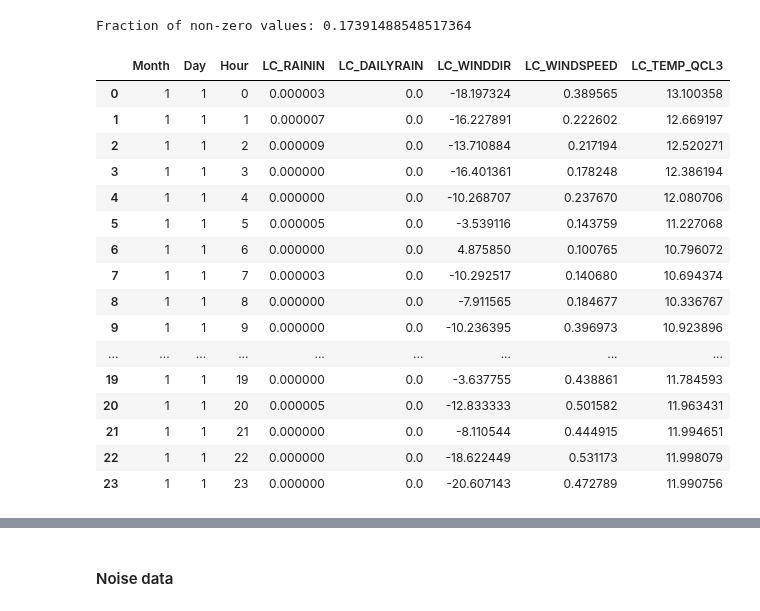
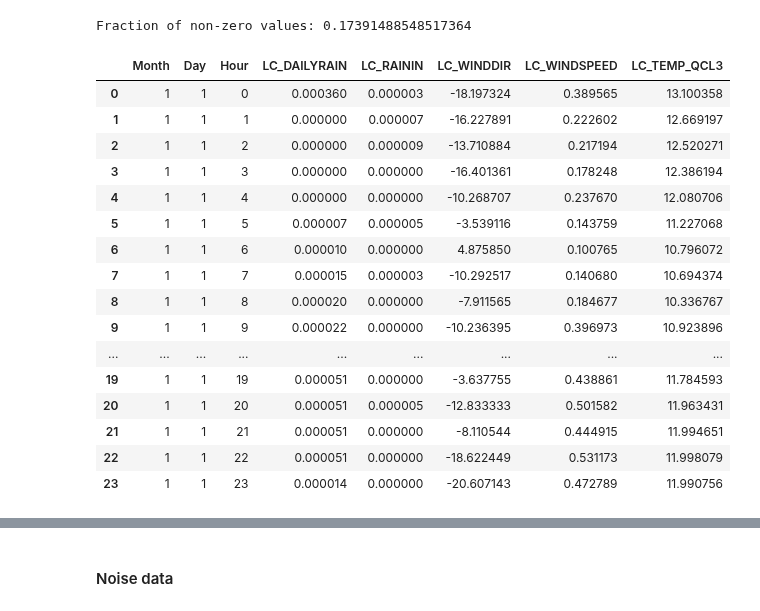
Before and after one commit to lennertvanh/MDA-Georgia, a Jupyter notebook: Preprocessing.ipynb, the cells around one changed output, grey strips where cells are left out. Cells and saved outputs as stored; diff of their text form; code cells hidden in the pictures.

```diff
--- a/Preprocessing.ipynb
+++ b/Preprocessing.ipynb
@@ -94,40 +94,38 @@ Fraction of non-zero values: 0.17391488548517364
 # %%
 # Create dataframe per hour
 
 # Specify the aggregation function for each column
   # for LC_DAILYRAIN we take the last value because it's cumulative, for other columns the mean
 aggregations = {
-    col: (lambda x: x.iloc[-1]) if col == 'LC_DAILYRAIN' else 'mean'
-    for col in meteo_combined_df.columns
+    'LC_DAILYRAIN': 'mean',  # Select the last value for 'LC_DAILYRAIN' ###TAKE MEAN FOR NOW TO MAKE THE GRAPHS LOOK OK
+    'LC_RAININ': 'mean',
+    'LC_WINDDIR': 'mean',
+    'LC_WINDDIR': 'mean',
+    'LC_WINDSPEED': 'mean',
+    'LC_TEMP_QCL3': 'mean'
 }
 
 # Perform the groupby aggregation
-meteo_per_hour = meteo_combined_df.groupby(['Month', 'Day', 'Hour']).agg(aggregations)
-
-# Reset the index (also rename the duplicate columnnames to avoid error)
-meteo_per_hour = meteo_per_hour.rename(columns={'Hour': 'Hour_', 'Day': 'Day_', 'Month': 'Month_'}).reset_index()
-
-# Drop duplicate columns in the resulting dataFrame
-meteo_per_hour = meteo_per_hour.drop(['Hour_', 'Day_', 'Month_'], axis=1)
+meteo_per_hour = meteo_combined_df.groupby(['Month', 'Day', 'Hour']).agg(aggregations).reset_index()
 meteo_per_hour.head(24)
 # %% [output]
-|  | Month | Day | Hour | LC_RAININ | LC_DAILYRAIN | LC_WINDDIR | LC_WINDSPEED | LC_TEMP_QCL3 |
-| 0 | 1 | 1 | 0 | 0.000003 | 0.0 | -18.197324 | 0.389565 | 13.100358 |
-| 1 | 1 | 1 | 1 | 0.000007 | 0.0 | -16.227891 | 0.222602 | 12.669197 |
-| 2 | 1 | 1 | 2 | 0.000009 | 0.0 | -13.710884 | 0.217194 | 12.520271 |
-| 3 | 1 | 1 | 3 | 0.000000 | 0.0 | -16.401361 | 0.178248 | 12.386194 |
-| 4 | 1 | 1 | 4 | 0.000000 | 0.0 | -10.268707 | 0.237670 | 12.080706 |
-| 5 | 1 | 1 | 5 | 0.000005 | 0.0 | -3.539116 | 0.143759 | 11.227068 |
-| 6 | 1 | 1 | 6 | 0.000000 | 0.0 | 4.875850 | 0.100765 | 10.796072 |
-| 7 | 1 | 1 | 7 | 0.000003 | 0.0 | -10.292517 | 0.140680 | 10.694374 |
-| 8 | 1 | 1 | 8 | 0.000000 | 0.0 | -7.911565 | 0.184677 | 10.336767 |
-| 9 | 1 | 1 | 9 | 0.000000 | 0.0 | -10.236395 | 0.396973 | 10.923896 |
+|  | Month | Day | Hour | LC_DAILYRAIN | LC_RAININ | LC_WINDDIR | LC_WINDSPEED | LC_TEMP_QCL3 |
+| 0 | 1 | 1 | 0 | 0.000360 | 0.000003 | -18.197324 | 0.389565 | 13.100358 |
+| 1 | 1 | 1 | 1 | 0.000000 | 0.000007 | -16.227891 | 0.222602 | 12.669197 |
+| 2 | 1 | 1 | 2 | 0.000000 | 0.000009 | -13.710884 | 0.217194 | 12.520271 |
+| 3 | 1 | 1 | 3 | 0.000000 | 0.000000 | -16.401361 | 0.178248 | 12.386194 |
+| 4 | 1 | 1 | 4 | 0.000000 | 0.000000 | -10.268707 | 0.237670 | 12.080706 |
+| 5 | 1 | 1 | 5 | 0.000007 | 0.000005 | -3.539116 | 0.143759 | 11.227068 |
+| 6 | 1 | 1 | 6 | 0.000010 | 0.000000 | 4.875850 | 0.100765 | 10.796072 |
+| 7 | 1 | 1 | 7 | 0.000015 | 0.000003 | -10.292517 | 0.140680 | 10.694374 |
+| 8 | 1 | 1 | 8 | 0.000020 | 0.000000 | -7.911565 | 0.184677 | 10.336767 |
+| 9 | 1 | 1 | 9 | 0.000022 | 0.000000 | -10.236395 | 0.396973 | 10.923896 |
 | ... | ... | ... | ... | ... | ... | ... | ... | ... |
-| 19 | 1 | 1 | 19 | 0.000000 | 0.0 | -3.637755 | 0.438861 | 11.784593 |
-| 20 | 1 | 1 | 20 | 0.000005 | 0.0 | -12.833333 | 0.501582 | 11.963431 |
-| 21 | 1 | 1 | 21 | 0.000000 | 0.0 | -8.110544 | 0.444915 | 11.994651 |
-| 22 | 1 | 1 | 22 | 0.000000 | 0.0 | -18.622449 | 0.531173 | 11.998079 |
-| 23 | 1 | 1 | 23 | 0.000000 | 0.0 | -20.607143 | 0.472789 | 11.990756 |
+| 19 | 1 | 1 | 19 | 0.000051 | 0.000000 | -3.637755 | 0.438861 | 11.784593 |
+| 20 | 1 | 1 | 20 | 0.000051 | 0.000005 | -12.833333 | 0.501582 | 11.963431 |
+| 21 | 1 | 1 | 21 | 0.000051 | 0.000000 | -8.110544 | 0.444915 | 11.994651 |
+| 22 | 1 | 1 | 22 | 0.000051 | 0.000000 | -18.622449 | 0.531173 | 11.998079 |
+| 23 | 1 | 1 | 23 | 0.000014 | 0.000000 | -20.607143 | 0.472789 | 11.990756 |
 # %%
 # Create dataframe per day
 
```
Also changed, not shown: parts of 3 cells of this notebook, 3 other files.
